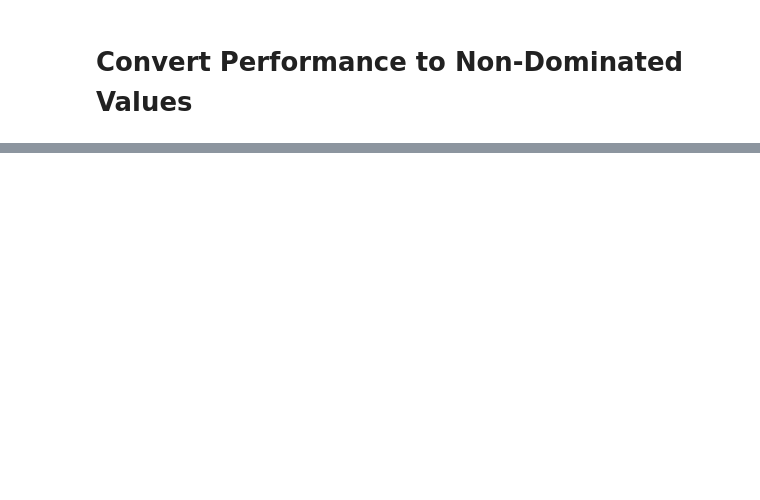
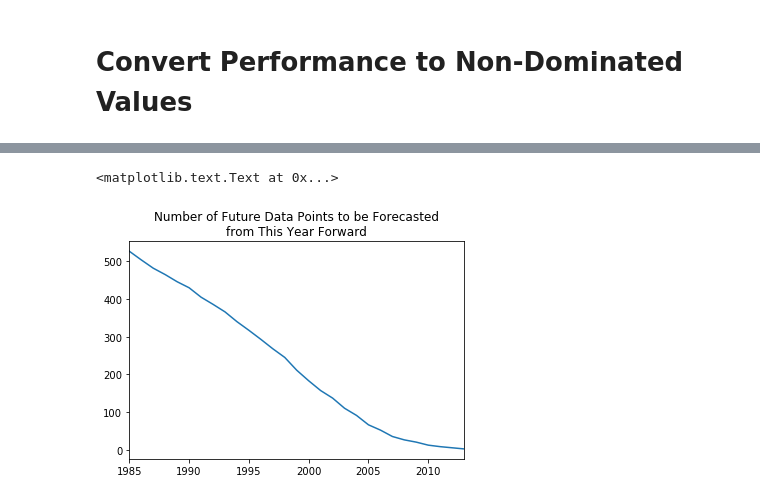
Before and after one commit to jeffalstott/technologytimeseries_forecasting, a Jupyter notebook: src/Original_Technology_Time_Series_Processing.ipynb, the cells around one changed output, grey strips where cells are left out. Saved outputs shown, nothing was run; the diff lists cells and outputs as text; code cells hidden in the pictures; blank space fills up the shorter version.

```diff
--- a/src/Original_Technology_Time_Series_Processing.ipynb
+++ b/src/Original_Technology_Time_Series_Processing.ipynb
@@ -113,0 +275,6 @@ sum(time_series_metadata[time_series_metadata['Source']=='Magee_et_al']['n']>10)
+# %%
+time_series[valid_technologies].loc[1985:].notnull().sum(axis=1).iloc[::-1].cumsum().loc[::-1].plot()
+title("Number of Future Data Points to be Forecasted\nfrom This Year Forward")
+# %% [output]
+<matplotlib.text.Text at 0x...>
+[figure, added]
```
Also changed, not shown: parts of 16 cells of this notebook, 3 other files.
